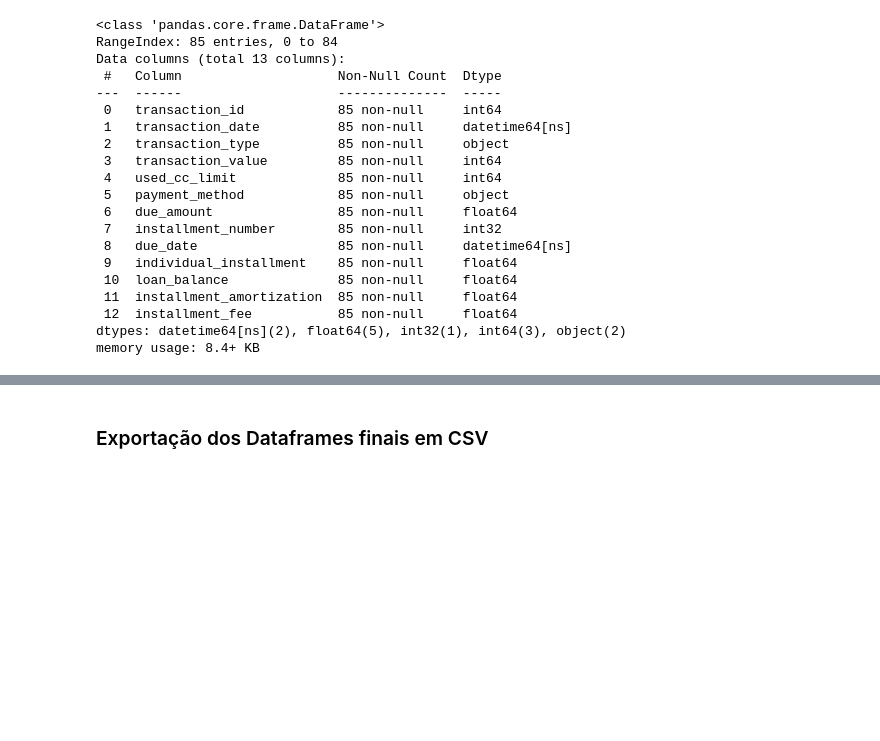
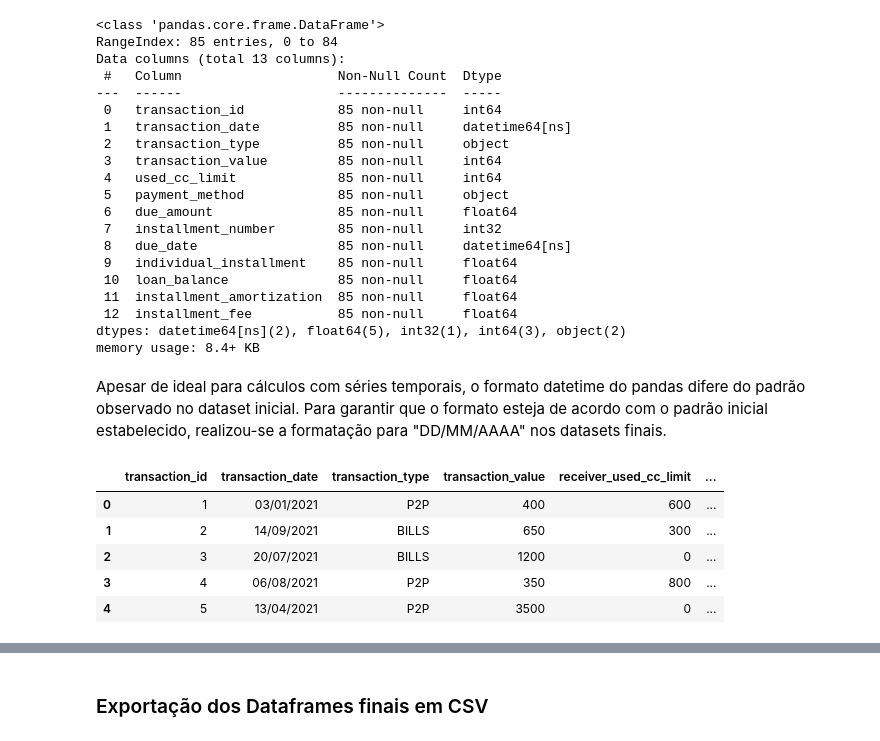
Before and after one commit to tainahguerras/CasePicPay05_25, a Jupyter notebook: manipulacao-de-dados.ipynb, the cells around one changed output, grey strips where cells are left out. Saved outputs shown, nothing was run; the diff lists cells and outputs as text; code cells hidden in the pictures; blank space fills up the shorter version.

```diff
--- a/manipulacao-de-dados.ipynb
+++ b/manipulacao-de-dados.ipynb
@@ -488,3 +488,5 @@ Data columns (total 13 columns):
  12  installment_fee           85 non-null     float64
 dtypes: datetime64[ns](2), float64(5), int32(1), int64(3), object(2)
 memory usage: 8.4+ KB
+# %% [markdown]
+Apesar de ideal para cálculos com séries temporais, o formato datetime do pandas difere do padrão observado no dataset inicial. Para garantir que o formato esteja de acordo com o padrão inicial estabelecido, realizou-se a formatação para "DD/MM/AAAA" nos datasets finais.
@@ -490,0 +500,9 @@ memory usage: 8.4+ KB
+# %%
+transactions.head()
+# %% [output]
+|  | transaction_id | transaction_date | transaction_type | transaction_value | receiver_used_cc_limit | ... |
+| 0 | 1 | 03/01/2021 | P2P | 400 | 600 | ... |
+| 1 | 2 | 14/09/2021 | BILLS | 650 | 300 | ... |
+| 2 | 3 | 20/07/2021 | BILLS | 1200 | 0 | ... |
+| 3 | 4 | 06/08/2021 | P2P | 350 | 800 | ... |
+| 4 | 5 | 13/04/2021 | P2P | 3500 | 0 | ... |
```
Also changed, not shown: parts of 2 cells of this notebook, 2 other files.
